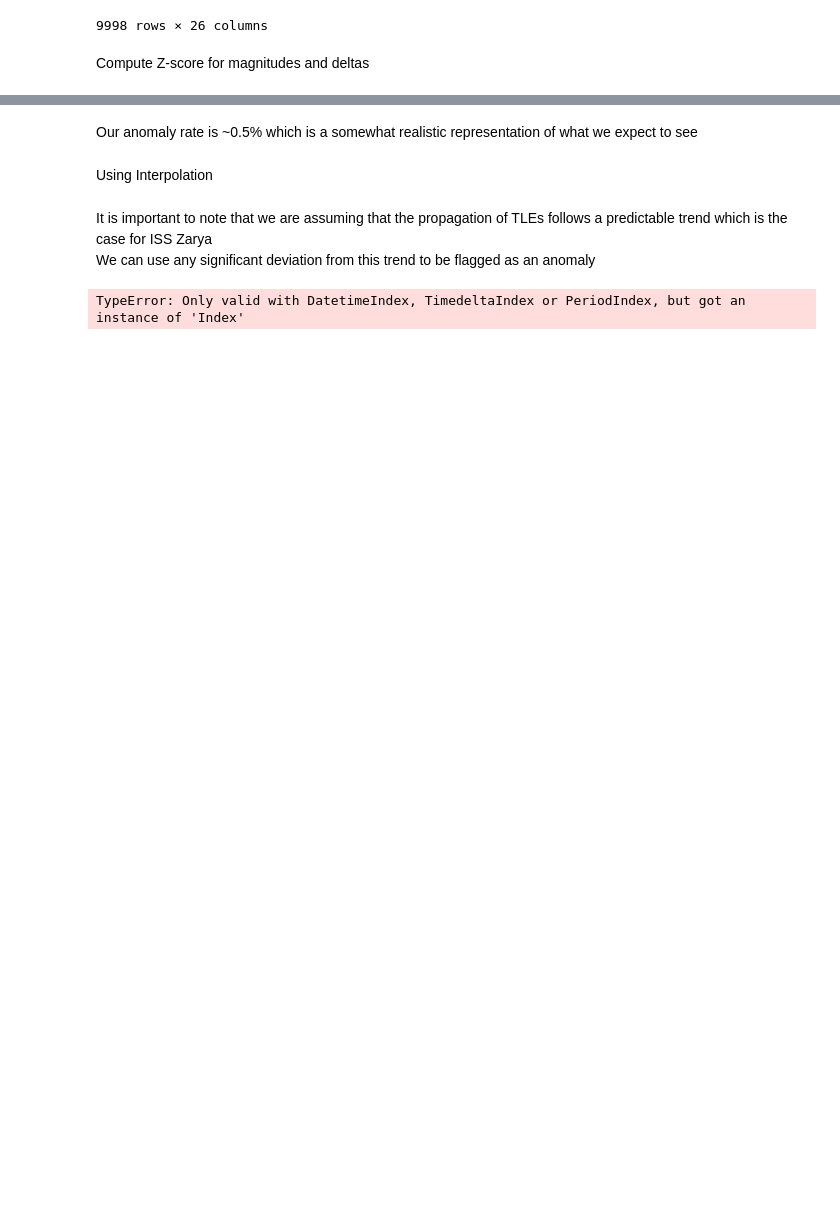
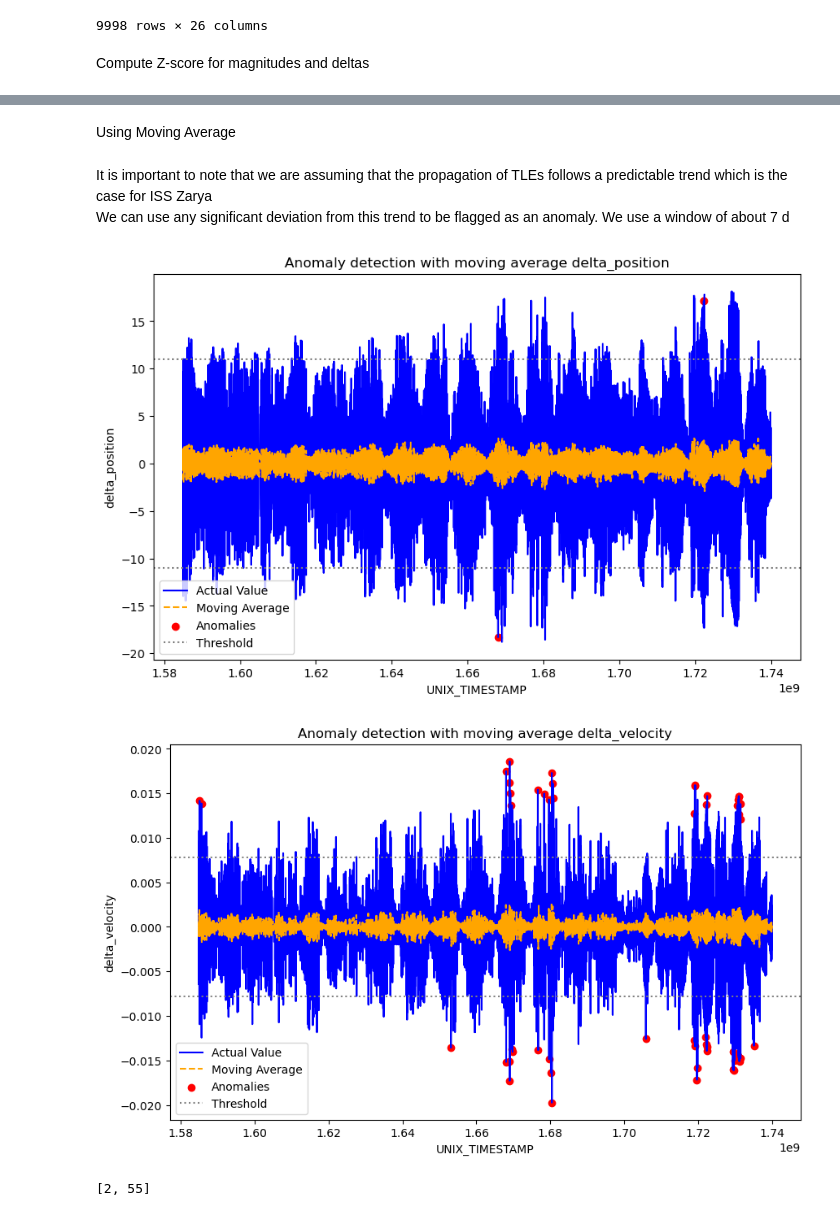
Before and after one commit to amoozing2539/Anomaly_Detection_ISS, a Jupyter notebook: iss_zayra_analysis.ipynb, the cells around one changed output, grey strips where cells are left out. Drawn from its saved outputs; the diff is of its cells as text; code cells hidden in the pictures; blank space fills up the shorter version.

Commit message:
Added moving average analyses

```diff
--- a/iss_zayra_analysis.ipynb
+++ b/iss_zayra_analysis.ipynb
@@ -165,25 +249,54 @@ plt.show()
-# %% [markdown]
-Our anomaly rate is ~0.5% which is a somewhat realistic representation of what we expect to see
-# %% [markdown]
-Using Interpolation
+# %% [markdown]
+Using Moving Average
 # %% [markdown]
 It is important to note that we are assuming that the propagation of TLEs follows a predictable trend which is the case for ISS Zarya\
-We can use any significant deviation from this trend to be flagged as an anomaly
+We can use any significant deviation from this trend to be flagged as an anomaly.
+We use a window of about 7 d
-# %%
-data_normed_df_interp = data_normed_df
-resampled_df = data_normed_df_interp.resample('T', on='UNIX_TIMESTAMP').mean()
-interpolated_df = resampled_df.interpolate(method='linaer')
-
-#compute residuals
-data_normed_df_interp['pos_residual'] = data_normed_df_interp['position_magnitude'] - data_normed_df_interp['interp_position_magnitude']
-# data_normed_df_interp['vel_residual'] = data_normed_df_interp['velocity_magnitude'] - data_normed_df_interp['interp_velocity_magnitude']
-data_normed_df_interp['abs_pos_residual'] = np.abs(data_normed_df_interp['pos_residual']) #absolute residual
-
-#Define a fixed threshold
-thresh = 3 * data_normed_df_interp['abs_pos_residual'].std()
-
-#Flag anomalies
-data_normed_df_interp['is_anomaly'] = data_normed_df_interp['abs_pos_residual'] > thresh
-print(data_normed_df_interp['is_anomaly'])
-# %% [output]
-TypeError: Only valid with DatetimeIndex, TimedeltaIndex or PeriodIndex, but got an instance of 'Index'
+# %%
+def ma_anomaly(data, quantity, window_size,thresh):
+    data['moving_avg'] = data[quantity].rolling(window = window_size, center = True).mean()
+    data['ma_residual'] = data[quantity] - data['moving_avg']
+    threshold = thresh * data['ma_residual'].std()
+    data['is_anomaly'] = data['ma_residual'].abs() > threshold
+    return data
+
+def visual_ma(ma_data, time, value):
+    plt.figure(figsize=(10,6))
+    plt.plot(ma_data[time], ma_data[value], label ='Actual Value', color = 'blue')
+    plt.plot(ma_data[time], ma_data['moving_avg'], label ='Moving Average', color = 'orange', linestyle = '--')
+    plt.scatter(ma_data[ma_data['is_anomaly']][time], ma_data[ma_data['is_anomaly']][value], color = 'red', label = 'Anomalies')
+    plt.axhline(y=ma_data['ma_residual'].std() * 2, color='gray', linestyle=':', label='Threshold')
+    plt.axhline(y=-ma_data['ma_residual'].std() * 2, color='gray', linestyle=':')
+    plt.legend()
+    plt.title("Anomaly detection with moving average " + str(value))
+    plt.xlabel(time)
+    plt.ylabel(value)
+    plt.show()
+
+# #position magnitude moving average
+# ma_anomaly_df_pos = ma_anomaly(data_df.copy(), 'position_magnitude', window_size=6, thresh=3.5)
+# visual_ma(ma_anomaly_df_pos, 'UNIX_TIMESTAMP', 'position_magnitude')
+
+# #velocity magnitude moving average
+# ma_anomaly_df_vel = ma_anomaly(data_df.copy(), 'velocity_magnitude', window_size=6, thresh=3.5)
+# visual_ma(ma_anomaly_df_vel, 'UNIX_TIMESTAMP', 'velocity_magnitude')
+
+#delta_position moving average
+ma_anomaly_df_delpos = ma_anomaly(data_df.copy(), 'delta_position', window_size=7, thresh=3.5)
+visual_ma(ma_anomaly_df_delpos, 'UNIX_TIMESTAMP', 'delta_position')
+
+#delta_position moving average
+ma_anomaly_df_delvel = ma_anomaly(data_df.copy(), 'delta_velocity', window_size=7, thresh=3.5)
+visual_ma(ma_anomaly_df_delvel, 'UNIX_TIMESTAMP', 'delta_velocity')
+
+
+# anomaly_dfs = [ma_anomaly_df_pos[ma_anomaly_df_pos['is_anomaly']], ma_anomaly_df_vel[ma_anomaly_df_vel['is_anomaly']],
+#                ma_anomaly_df_delpos[ma_anomaly_df_delpos['is_anomaly']], ma_anomaly_df_delvel[ma_anomaly_df_delvel['is_anomaly']]]
+
+anomaly_delta_dfs = [ma_anomaly_df_delpos[ma_anomaly_df_delpos['is_anomaly']], ma_anomaly_df_delvel[ma_anomaly_df_delvel['is_anomaly']]]
+
+[len(x) for x in anomaly_delta_dfs]
+# %% [output]
+[figure, added]
+[figure, added]
+[2, 55]
```
Also changed, not shown: parts of 9 cells of this notebook.
